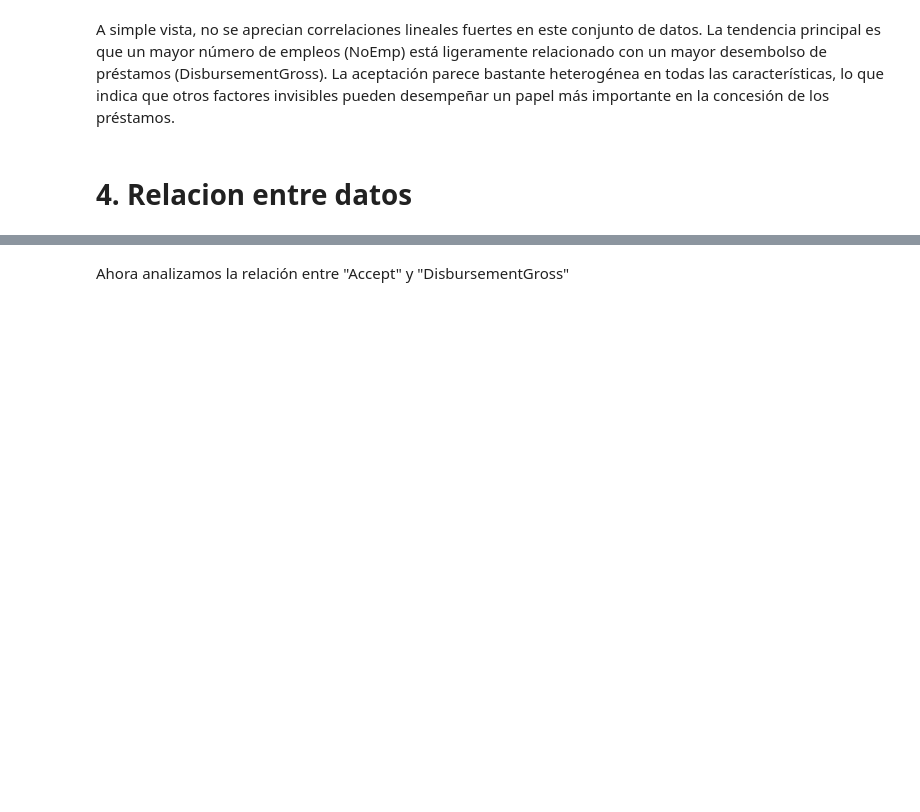
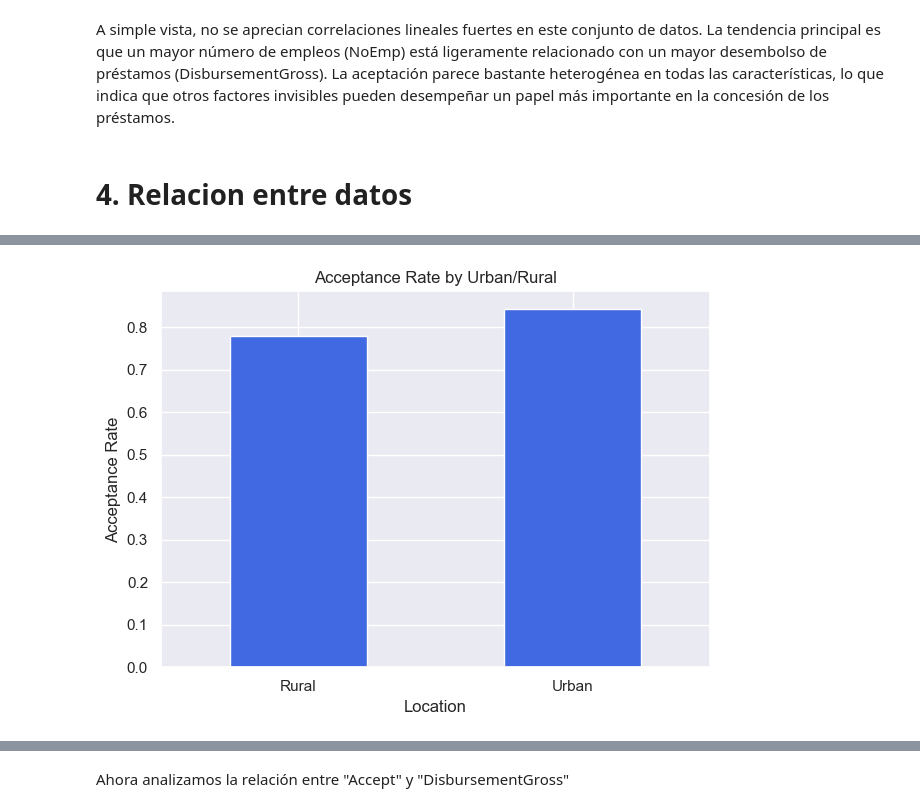
Before and after one commit to Tehedor/Reto1_ML-ABID, a Jupyter notebook: 2_Visualizacion.ipynb, the cells around one changed output, grey strips where cells are left out. Cells and saved outputs as stored; diff of their text form; code cells hidden in the pictures; blank space fills up the shorter version.

```diff
--- a/2_Visualizacion.ipynb
+++ b/2_Visualizacion.ipynb
@@ -74,0 +75,15 @@ Podemos ver que hay más solicitudes de préstamo aceptadas en las zonas urbanas
+# %%
+ax = (
+    df.groupby('UrbanRural_Binary')['Accept']
+      .mean()
+      .plot(kind='bar', color='royalblue')
+)
+ax.set_ylabel("Acceptance Rate")
+ax.set_title("Acceptance Rate by Urban/Rural")
+ax.set_xlabel("Location")
+ax.set_xticklabels(['Rural', 'Urban'], rotation=0)
+
+plt.tight_layout()
+plt.show()
+# %% [output]
+[figure, added]
```
Also changed, not shown: parts of 17 cells of this notebook.
